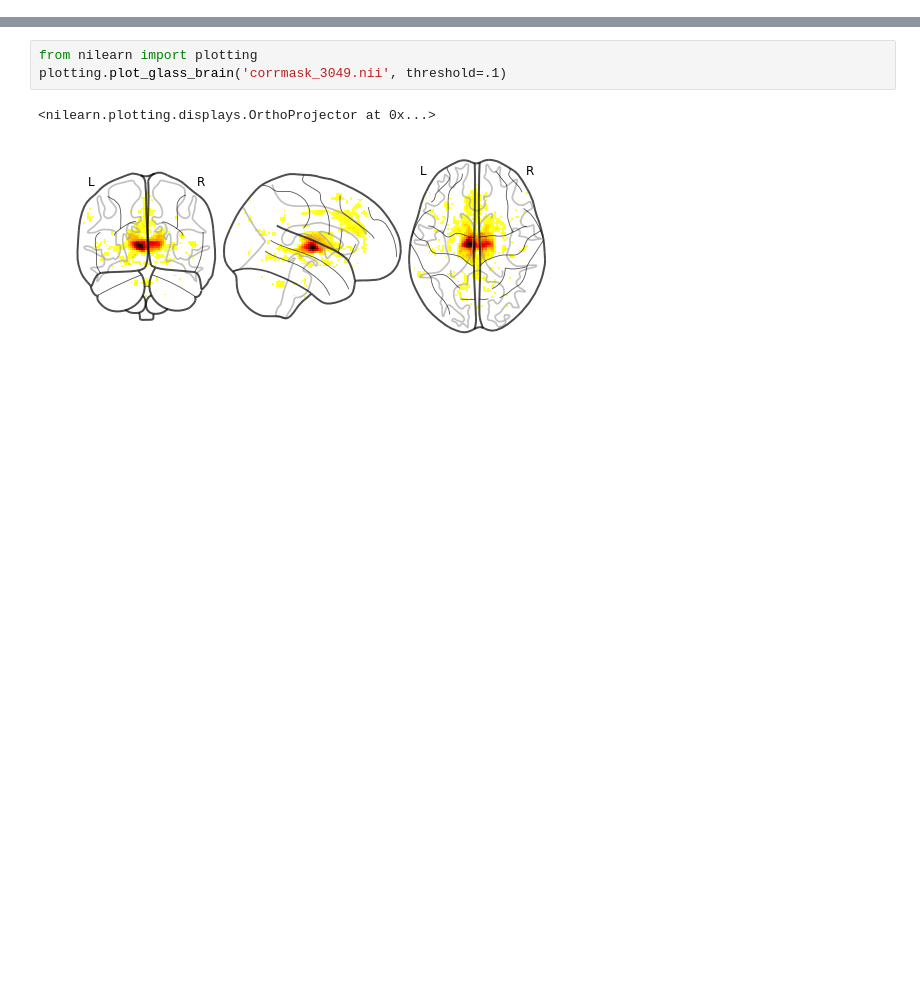
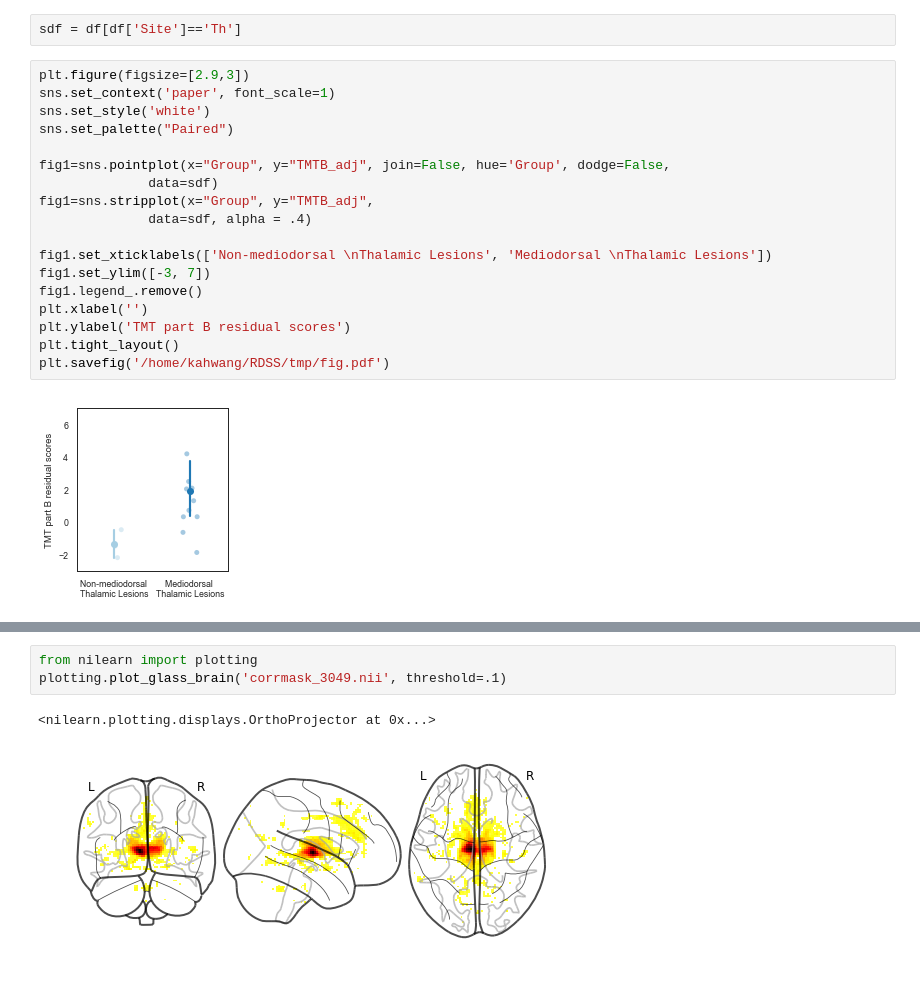
Before and after one commit to kaihwang/LesionNetwork, a Jupyter notebook: Lesion Analysis.ipynb, the cells around one changed output, grey strips where cells are left out. Cells and saved outputs as stored; diff of their text form; blank space fills up the shorter version.

```diff
--- a/Lesion Analysis.ipynb
+++ b/Lesion Analysis.ipynb
@@ -295,0 +37,22 @@ print(sdf[sdf['LesionLoad_mask2697']>.1]['Trail Score'].std())
+# %%
+sdf = df[df['Site']=='Th']
+# %%
+plt.figure(figsize=[2.9,3])
+sns.set_context('paper', font_scale=1)
+sns.set_style('white')
+sns.set_palette("Paired")
+
+fig1=sns.pointplot(x="Group", y="TMTB_adj", join=False, hue='Group', dodge=False,
+              data=sdf)
+fig1=sns.stripplot(x="Group", y="TMTB_adj",
+              data=sdf, alpha = .4)
+
+fig1.set_xticklabels(['Non-mediodorsal \nThalamic Lesions', 'Mediodorsal \nThalamic Lesions'])
+fig1.set_ylim([-3, 7])
+fig1.legend_.remove()
+plt.xlabel('')
+plt.ylabel('TMT part B residual scores')
+plt.tight_layout()
+plt.savefig('/home/kahwang/RDSS/tmp/fig.pdf')
+# %% [output]
+[figure, added]
```
Also changed, not shown: parts of 35 cells of this notebook.
